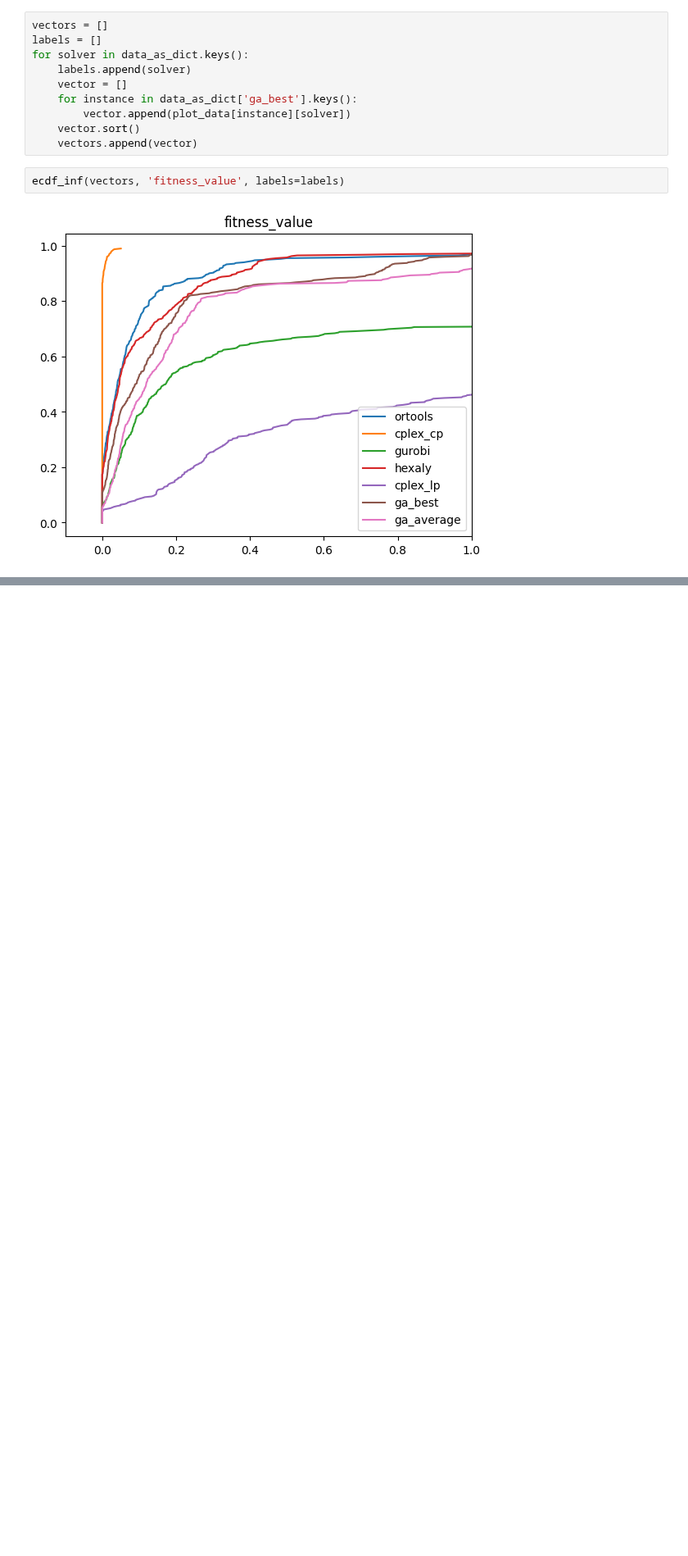
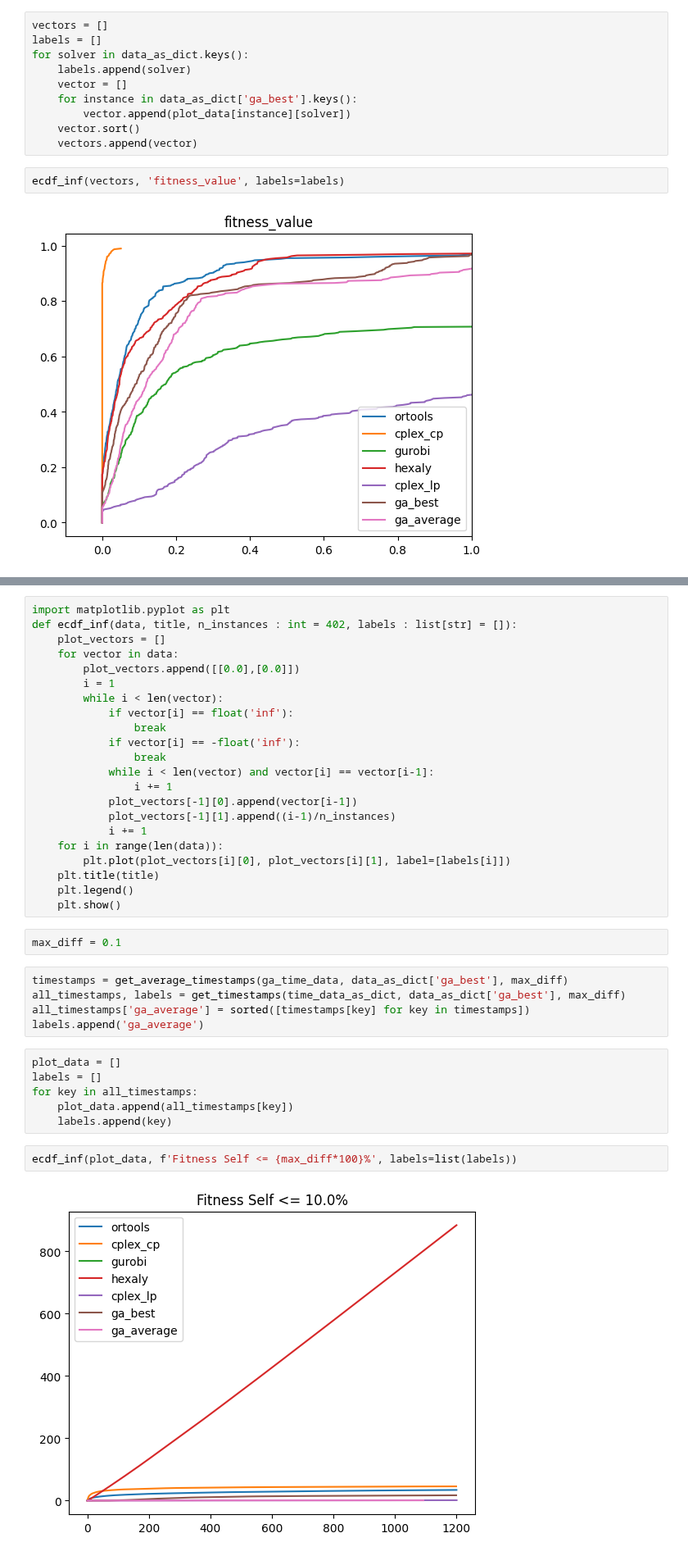
Before and after one commit to jrc-rodec/scheduling_model, a Jupyter notebook: code/analysis/ecdf_inf_plots_ga.ipynb, the cells around one changed output, grey strips where cells are left out. Shown at 82% size. Cells and saved outputs as stored; diff of their text form; blank space fills up the shorter version.

Commit message:
time plot with ga_data, not working yet

```diff
--- a/code/analysis/ecdf_inf_plots_ga.ipynb
+++ b/code/analysis/ecdf_inf_plots_ga.ipynb
@@ -115,0 +155,39 @@ ecdf_inf(vectors, 'fitness_value', labels=labels)
+# %%
+import matplotlib.pyplot as plt
+def ecdf_inf(data, title, n_instances : int = 402, labels : list[str] = []):
+    plot_vectors = []
+    for vector in data:
+        plot_vectors.append([[0.0],[0.0]])
+        i = 1
+        while i < len(vector):
+            if vector[i] == float('inf'):
+                break
+            if vector[i] == -float('inf'):
+                break
+            while i < len(vector) and vector[i] == vector[i-1]:
+                i += 1
+            plot_vectors[-1][0].append(vector[i-1])
+            plot_vectors[-1][1].append((i-1)/n_instances)
+            i += 1
+    for i in range(len(data)):
+        plt.plot(plot_vectors[i][0], plot_vectors[i][1], label=[labels[i]])
+    plt.title(title)
+    plt.legend()
+    plt.show()
+# %%
+max_diff = 0.1
+# %%
+timestamps = get_average_timestamps(ga_time_data, data_as_dict['ga_best'], max_diff)
+all_timestamps, labels = get_timestamps(time_data_as_dict, data_as_dict['ga_best'], max_diff)
+all_timestamps['ga_average'] = sorted([timestamps[key] for key in timestamps])
+labels.append('ga_average')
+# %%
+plot_data = []
+labels = []
+for key in all_timestamps:
+    plot_data.append(all_timestamps[key])
+    labels.append(key)
+# %%
+ecdf_inf(plot_data, f'Fitness Self <= {max_diff*100}%', labels=list(labels))
+# %% [output]
+[figure, added]
```
Also changed, not shown: parts of 14 cells of this notebook.
